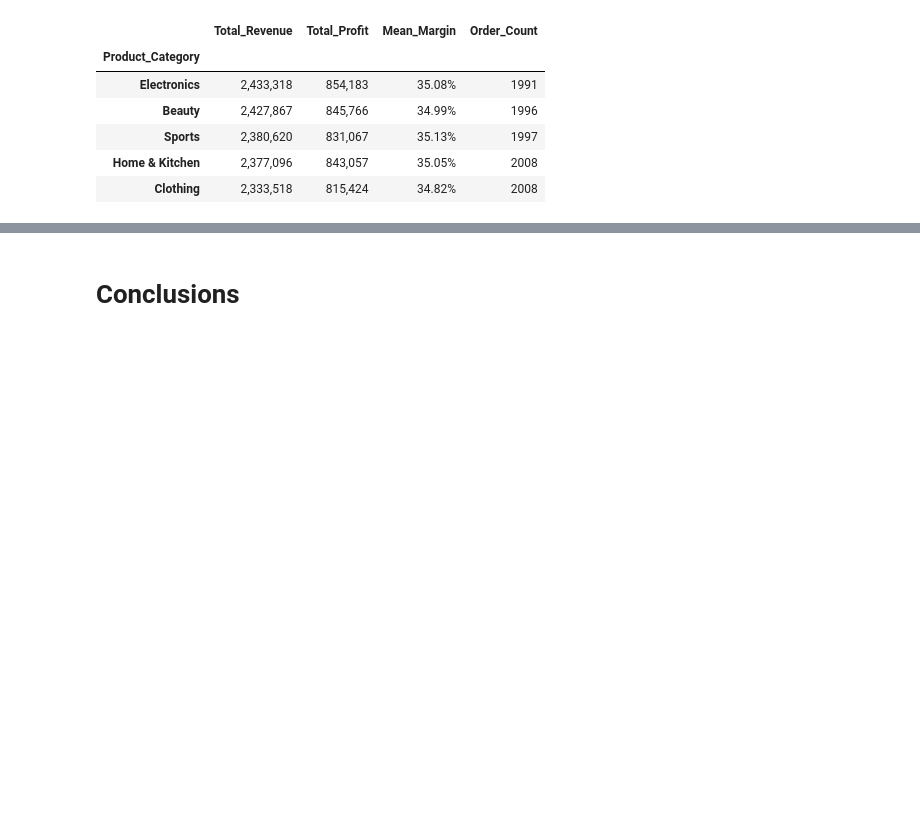
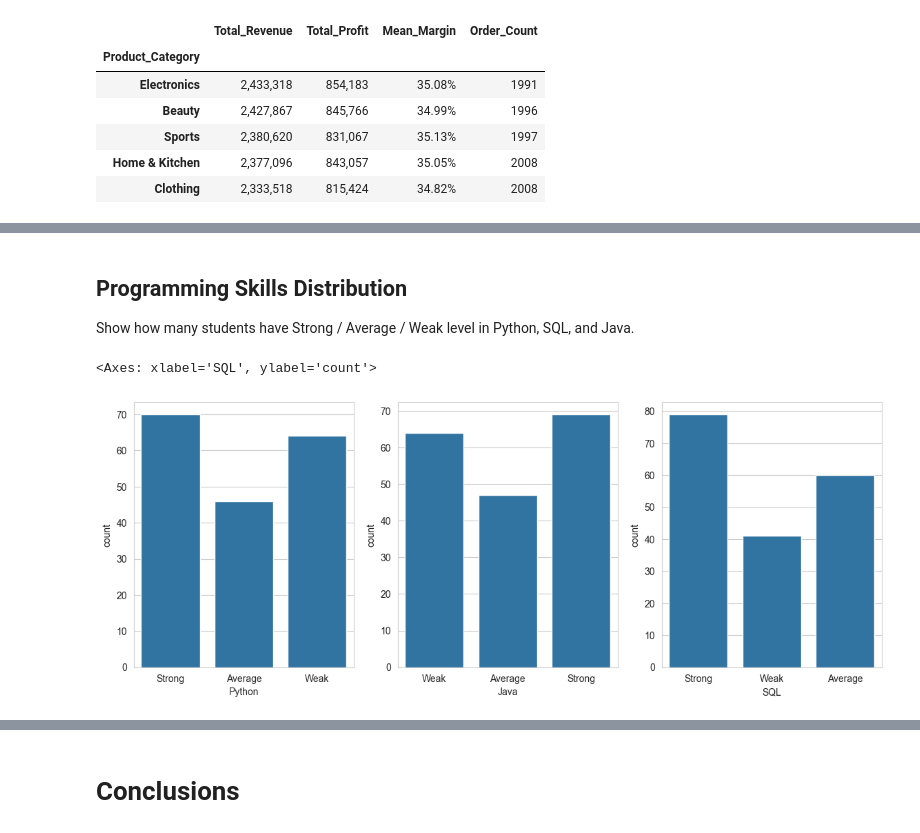
Before and after one commit to Yaroslav-K-V/applied-data-science, a Jupyter notebook: DSL.ipynb, the cells around one changed output, grey strips where cells are left out. Cells and saved outputs as stored; diff of their text form; code cells hidden in the pictures; blank space fills up the shorter version.

```diff
--- a/DSL.ipynb
+++ b/DSL.ipynb
@@ -887,0 +985,12 @@ display(summary)
+# %% [markdown]
+## Programming Skills Distribution
+
+Show how many students have Strong / Average / Weak level in Python, SQL, and Java.
+# %%
+fig, axes = plt.subplots(1,3,figsize=(14,5))
+sns.countplot(data=df, x="Python", ax=axes[0])
+sns.countplot(data=df, x="Java", ax=axes[1])
+sns.countplot(data=df, x="SQL", ax=axes[2])
+# %% [output]
+<Axes: xlabel='SQL', ylabel='count'>
+[figure, added]
```
Also changed, not shown: parts of 19 cells of this notebook.
